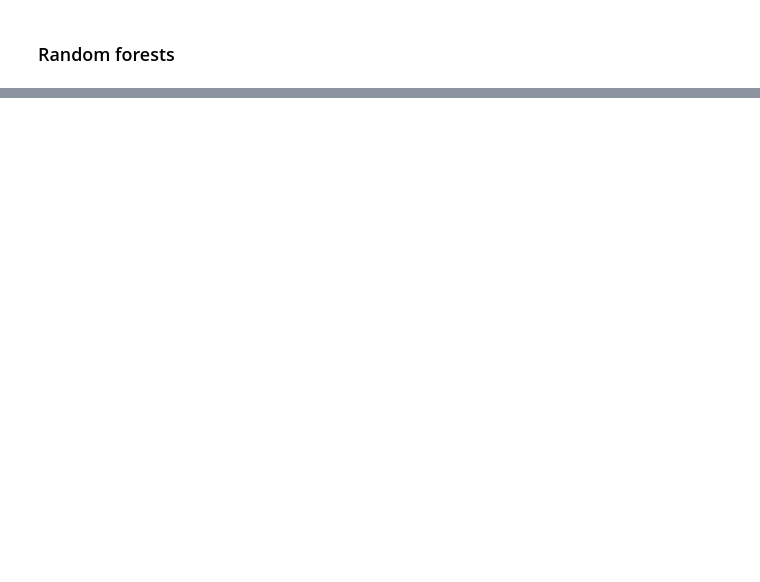
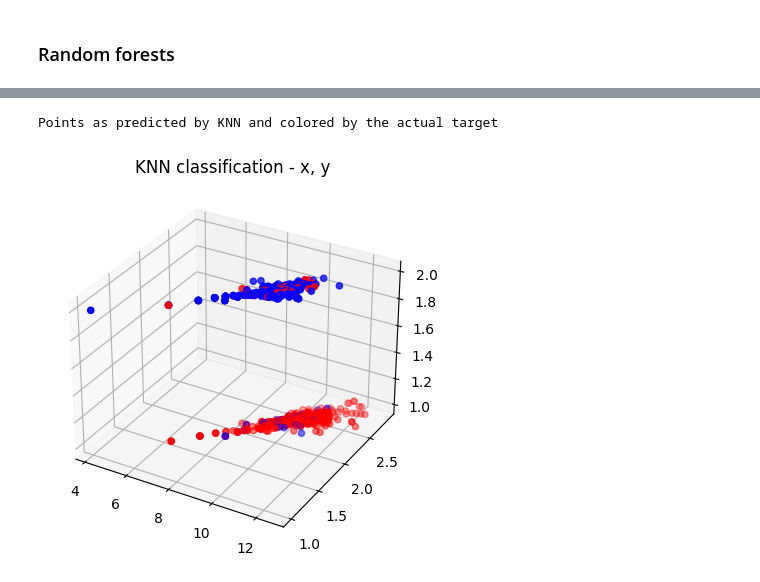
Before and after one commit to strojanski/IS-labs, a Jupyter notebook: seminarji/sem2/sem2.ipynb, the cells around one changed output, grey strips where cells are left out. Drawn from its saved outputs; the diff is of its cells as text; code cells hidden in the pictures; blank space fills up the shorter version.

```diff
--- a/seminarji/sem2/sem2.ipynb
+++ b/seminarji/sem2/sem2.ipynb
@@ -347,0 +367,20 @@ Points as predicted by RF and colored by the actual target
+# %%
+from sklearn.discriminant_analysis import LinearDiscriminantAnalysis
+
+class LDA:
+    def __init__(self, train, test):
+        self.train_df = train
+        self.test_df = test
+
+    def fit(self, n_components=30):
+        # Remove correlated features
+
+        # Test train split
+        X_train, y_train = self.train_df.loc[:, self.train_df.columns != "Class"], self.train_df["Class"]
+        X_test, y_test = self.test_df.loc[:, self.test_df.columns != "Class"], self.test_df["Class"]
+
+        clf = LinearDiscriminantAnalysis()
+        clf = clf.fit(X_train, y_train)
+        accuracy = clf.score(X_test, y_test)
+
+        return clf, accuracy
@@ -347,0 +394,11 @@ Points as predicted by RF and colored by the actual target
+# %%
+
+prediction = clf.predict(df.loc[:, df.columns != "Class"])
+fig = plt.figure()
+ax = fig.add_subplot(111, projection="3d")
+ax.scatter(xs=df[features[0]], ys=df[features[1]], zs=prediction, c=colors)
+ax.set_title(f"KNN classification - x, y")
+print("Points as predicted by KNN and colored by the actual target")
+# %% [output]
+Points as predicted by KNN and colored by the actual target
+[figure, added]
```
Also changed, not shown: parts of 9 cells of this notebook.
